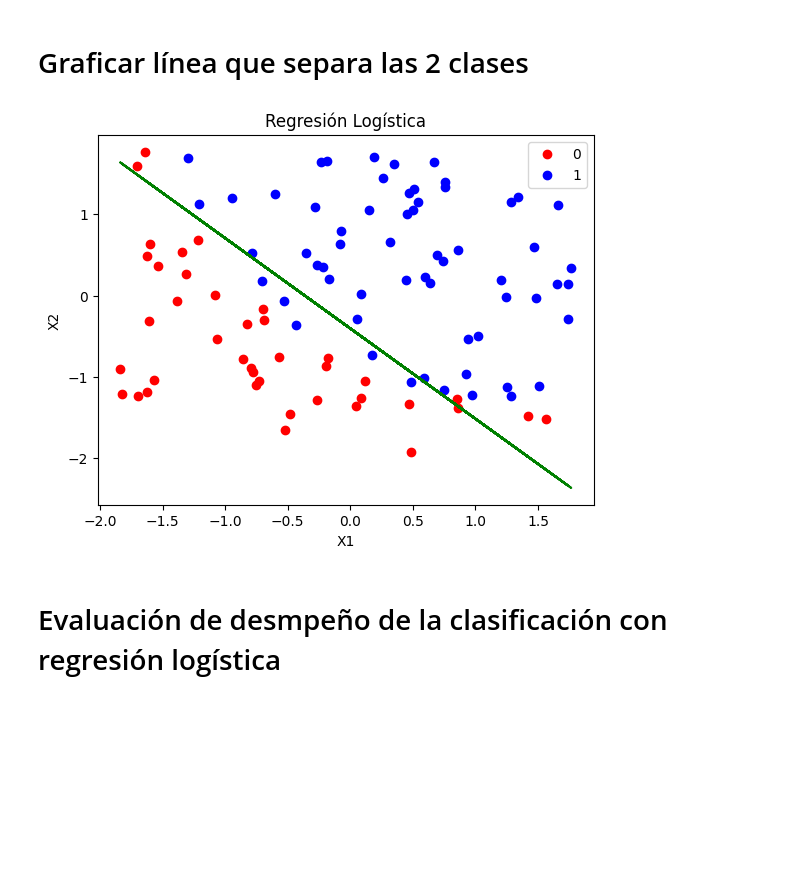
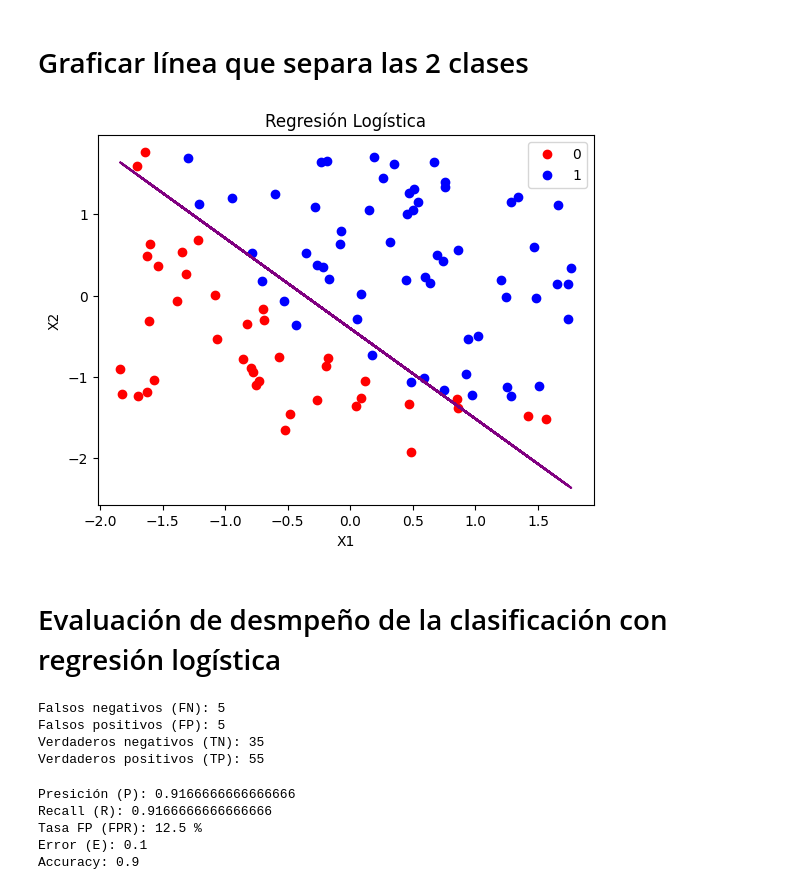
Before and after one commit to jcagudelo12/IA, a Jupyter notebook: RegresionLogistica_2_Variables/R_Logistic_Two_Variable.ipynb, the cells around one changed output. Cells and saved outputs as stored; diff of their text form; code cells hidden in the pictures; blank space fills up the shorter version.

```diff
--- a/RegresionLogistica_2_Variables/R_Logistic_Two_Variable.ipynb
+++ b/RegresionLogistica_2_Variables/R_Logistic_Two_Variable.ipynb
@@ -87,13 +84,13 @@ y[:,0] = data[:,2]
 # %%
 def Gradiente(Beta,alpha,m,X,y,numIter,J):
   betaTemp = np.zeros((3,1))
-  h_beta = np.zeros((m,1))
+  h = np.zeros((m,1))
   betaPrint = np.zeros((numIter,3))
 
   for i in range(numIter):
     for j in range(3): # Con j=0 se calcula B0, j=1 se calcula B1 y j= 2 calcula B2
-      Z = np.dot(X,Beta)
-      h = (1 / (1 + np.exp(-Z)))
+      z = np.dot(X,Beta)
+      h = (1 / (1 + np.exp(-z)))
       temp1 = (np.reshape(X[:,j],(m,1)))
 
       temp_diff = np.subtract(h, y)
@@ -104,9 +101,9 @@ def Gradiente(Beta,alpha,m,X,y,numIter,J):
       betaPrint[i,j] = betaTemp[j,0]
 
     Beta = betaTemp
-    Z = np.dot(X,Beta)
+    z = np.dot(X,Beta)
 
-  return (Beta, betaPrint, h_beta)
+  return (Beta)
 # %%
 alpha = 0.01
 numIter = 500
@@ -114,7 +111,7 @@ m = m[0] # Cantidad de datos de entrenamiento
 J = np.zeros((numIter,1))
 Beta = np.zeros((3,1))
 
-Beta, betaPrint, h_beta = Gradiente(Beta,alpha,m,X,y,numIter,J)
+Beta = Gradiente(Beta,alpha,m,X,y,numIter,J)
 print('Beta0: ', Beta[0])
 print('Beta1: ', Beta[1])
 print('Beta2: ', Beta[2])
@@ -127,26 +124,84 @@ Beta2:  [24.41650942]
 # %%
 plt.plot(dataConY0[:, 0], dataConY0[:, 1], 'o', color='red', label='0')
 plt.plot(dataConY1[:, 0], dataConY1[:, 1], 'o', color='blue', label='1')
 
 # Coeficientes encontrados por el cálculo del gradiente descendente
 B0 = Beta[0]
 B1 = Beta[1]
 B2 = Beta[2]
 
 X1_Normalizado = dataNormalizada[:, 0]
+X2_Normalizado = dataNormalizada[:, 1]
 
 X2New = np.zeros((dataNormalizada.shape[0],1))
 
 #Ecuación de recta
 X2New[:,0] = (-B0 - B1 * np.array(X1_Normalizado)) / B2
 
-plt.plot(X1_Normalizado, X2New, c='green')
+plt.plot(X1_Normalizado, X2New, c='purple')
 plt.xlabel('X1')
 plt.ylabel('X2')
 plt.title('Regresión Logística')
 plt.legend()
 plt.show()
 # %% [output]
-[figure, old version]
+[figure, new version]
 # %% [markdown]
 # Evaluación de desmpeño de la clasificación con regresión logística
+# %%
+Yc = np.zeros((dataNormalizada.shape[0],1))
+YcNew = np.zeros((dataNormalizada.shape[0],1))
+
+#Calcular valores de Yc según la ecuación Y = B0 + B1X1 + B2X2
+Yc[:,0] = B0 + B1 * np.array(X1_Normalizado) + B2 * np.array(X2_Normalizado)
+
+for i in range(Yc.shape[0]):
+    if Yc[i, 0] >= 0:
+        YcNew[i, 0] = 1
+    else:
+        YcNew[i, 0] = 0
+
+tn = 0
+fn = 0
+tp = 0
+fp = 0
+
+for i in range(YcNew.shape[0]):
+    if y[i,0] == 0 and YcNew[i, 0] == 0: # Verdaderos negativos
+        tn = tn +1
+    elif y[i,0] == 0 and YcNew[i, 0] == 1: # falso positivo
+        fp = fp +1
+    elif y[i,0] == 1 and YcNew[i, 0] == 1: # Verdadero positivo
+        tp = tp +1
+    else:
+        fn = fn +1
+
+print('Falsos negativos (FN):', fn)
+print('Falsos positivos (FP):', fp)
+print('Verdaderos negativos (TN):', tn)
+print('Verdaderos positivos (TP):', tp)
+# %% [output]
+Falsos negativos (FN): 5
+Falsos positivos (FP): 5
+Verdaderos negativos (TN): 35
+Verdaderos positivos (TP): 55
+# %%
+#Presición y recall
+
+p = tp / (tp + fp)
+r = tp / (tp + fn)
+fpr = fp / (tn + fp)
+e = (fp + fn) / YcNew.shape[0]
+accuracy = (tp + tn) / YcNew.shape[0]
+
+print('Presición (P):', p)
+print('Recall (R):', r)
+print('Tasa FP (FPR):', fpr * 100,'%')
+print('Error (E):', e)
+print('Accuracy:', accuracy)
+# %% [output]
+Presición (P): 0.9166666666666666
+Recall (R): 0.9166666666666666
+Tasa FP (FPR): 12.5 %
+Error (E): 0.1
+Accuracy: 0.9
```
Also changed, not shown: parts of 1 cell of this notebook, 1 other file.
